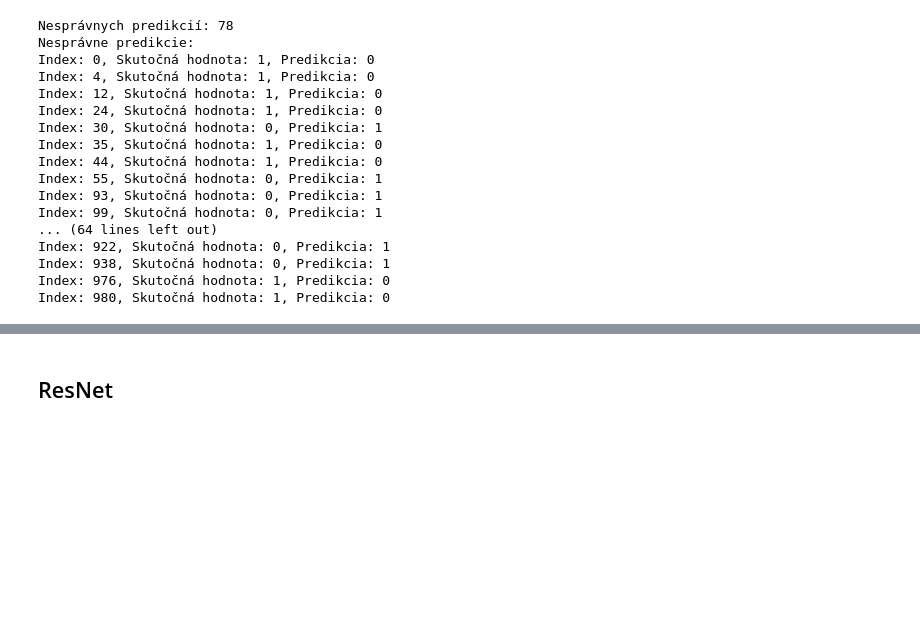
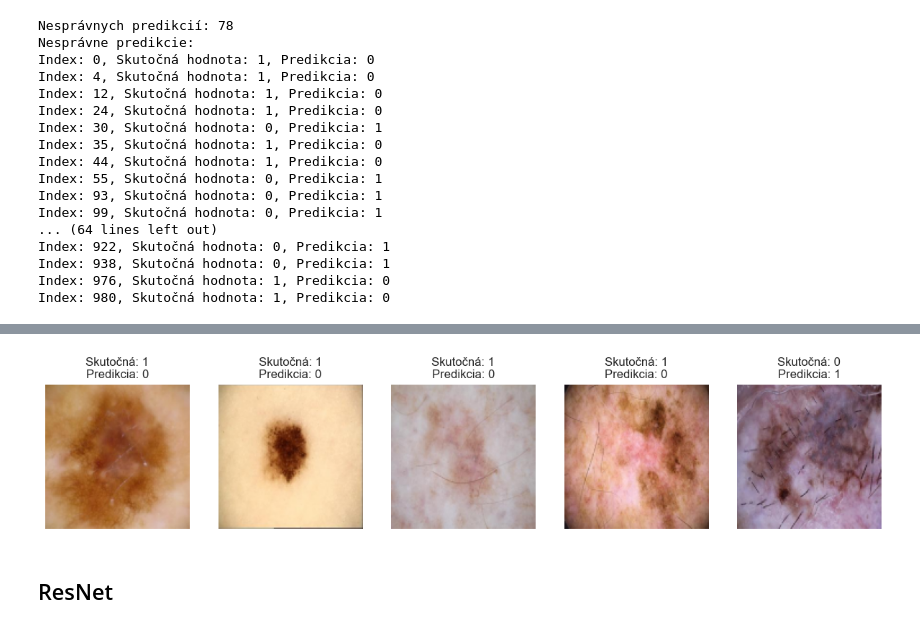
Before and after one commit to JohnyMi/DS_respository, a Jupyter notebook: main.ipynb, the cells around one changed output, grey strips where cells are left out. Cells and saved outputs as stored; diff of their text form; code cells hidden in the pictures; blank space fills up the shorter version.

```diff
--- a/main.ipynb
+++ b/main.ipynb
@@ -1888,3 +1890,24 @@ show_single_mistake(incorrect_indices[2])  # Zobrazí prvú nesprávnu predikciu
+# %%
+def show_mistakes(start=0, end=5):
+    # Overenie, že rozsah je platný
+    if start < 0 or end > len(incorrect_indices) or start >= end:
+        print("Neplatný rozsah indexov.")
+        return
+
+    plt.figure(figsize=((end - start) * 3, 3))  # Dynamická veľkosť
+
+    for i, idx in enumerate(incorrect_indices[start:end]):
+        plt.subplot(1, end - start, i + 1)
+        plt.imshow(X_test[idx], cmap='gray')  # Pridajte cmap='gray' ak sú obrázky grayscale
+        plt.title(f"Skutočná: {y_test[idx]}\nPredikcia: {y_pred_CNN1_binary[idx]}")
+        plt.axis("off")
+
+    plt.show()
+
+# Zavolanie funkcie na zobrazenie nesprávnych predikcií od indexu 5 do 10
+show_mistakes(0, 5)
+# %% [output]
+[figure, added]
 # %% [markdown]
 ## ResNet
 # %%
```
Also changed, not shown: parts of 46 cells of this notebook, 3 other files.
